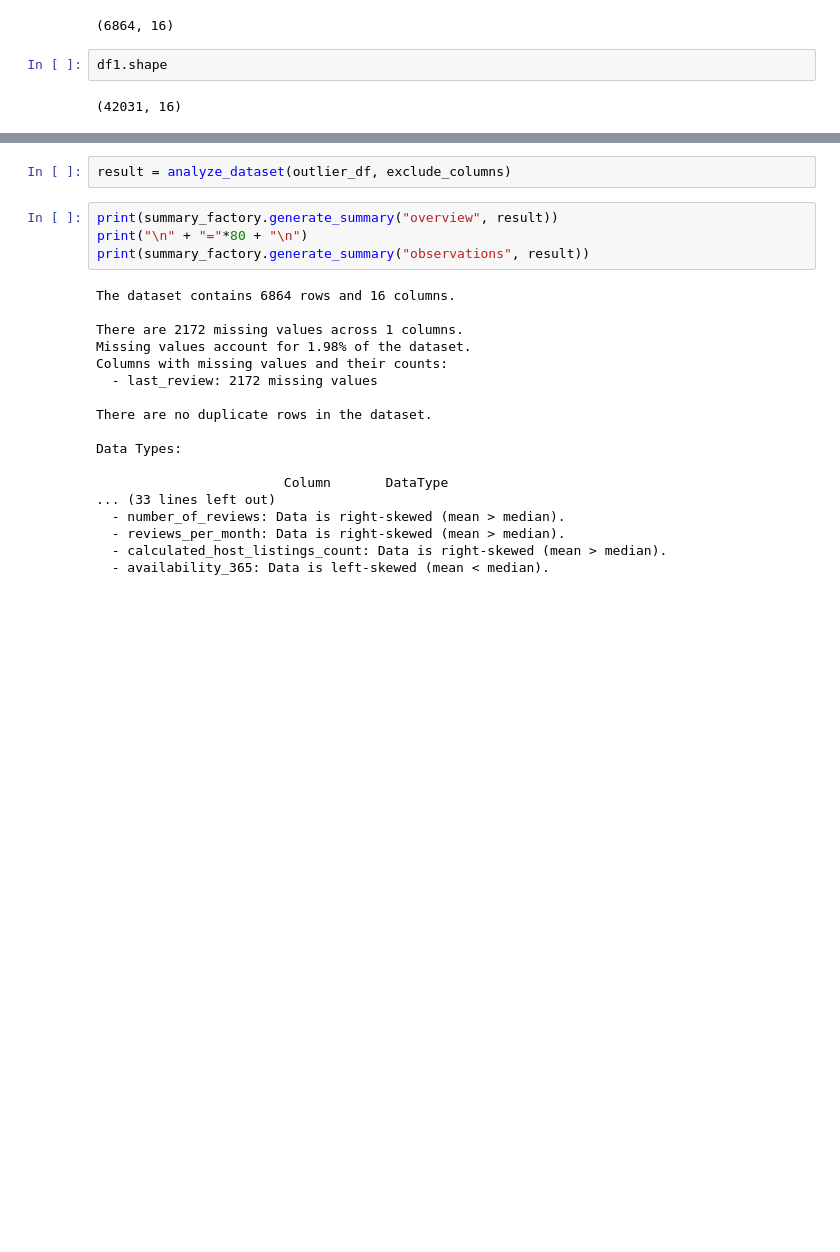
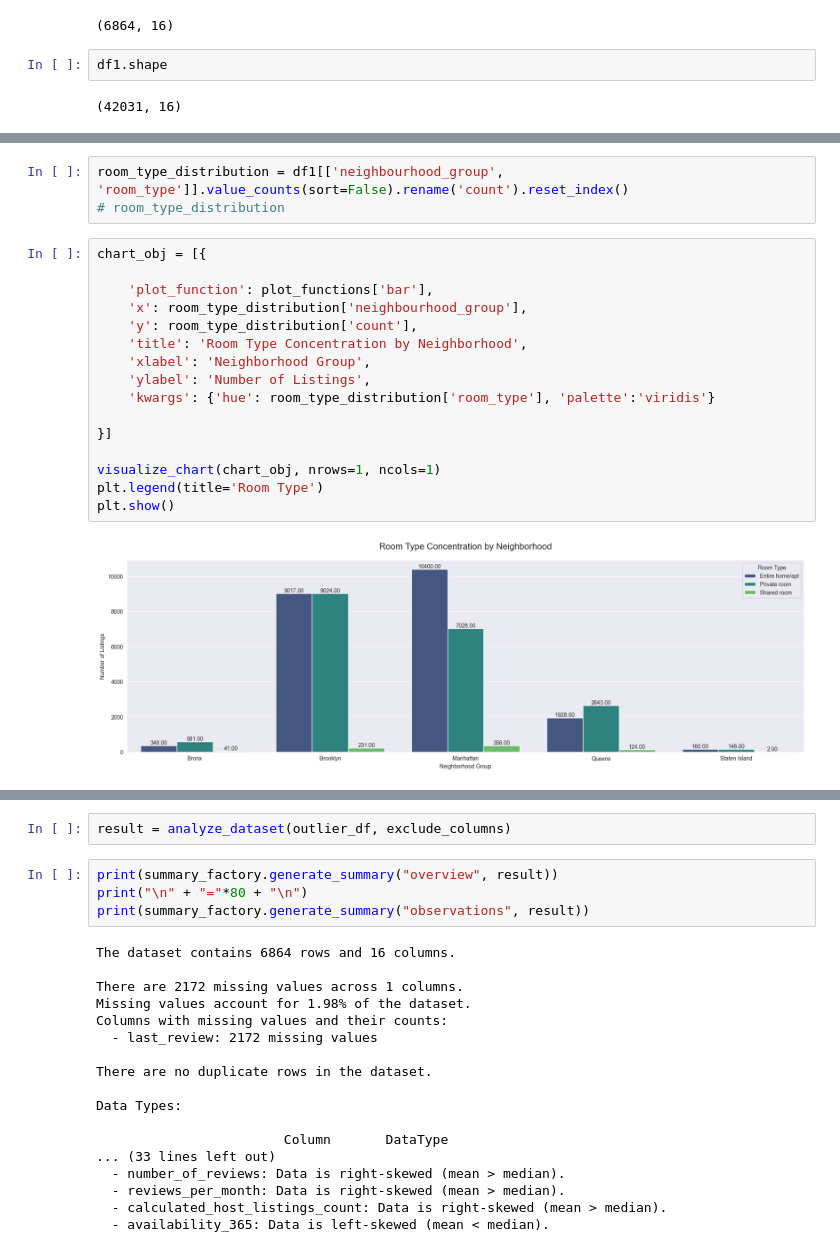
Before and after one commit to pandey-rakshit/Airbnb_nyc_analysis, a Jupyter notebook: Airbnb_analysis.ipynb, the cells around one changed output, grey strips where cells are left out. Drawn from its saved outputs; the diff is of its cells as text; blank space fills up the shorter version.

```diff
--- a/Airbnb_analysis.ipynb
+++ b/Airbnb_analysis.ipynb
@@ -1114,0 +1179,21 @@ df1.shape
+# %%
+room_type_distribution = df1[['neighbourhood_group', 'room_type']].value_counts(sort=False).rename('count').reset_index()
+# room_type_distribution
+# %%
+chart_obj = [{
+
+    'plot_function': plot_functions['bar'],
+    'x': room_type_distribution['neighbourhood_group'],
+    'y': room_type_distribution['count'],
+    'title': 'Room Type Concentration by Neighborhood',
+    'xlabel': 'Neighborhood Group',
+    'ylabel': 'Number of Listings',
+    'kwargs': {'hue': room_type_distribution['room_type'], 'palette':'viridis'}
+
+}]
+
+visualize_chart(chart_obj, nrows=1, ncols=1)
+plt.legend(title='Room Type')
+plt.show()
+# %% [output]
+[figure, added]
```
Also changed, not shown: parts of 32 cells of this notebook.
